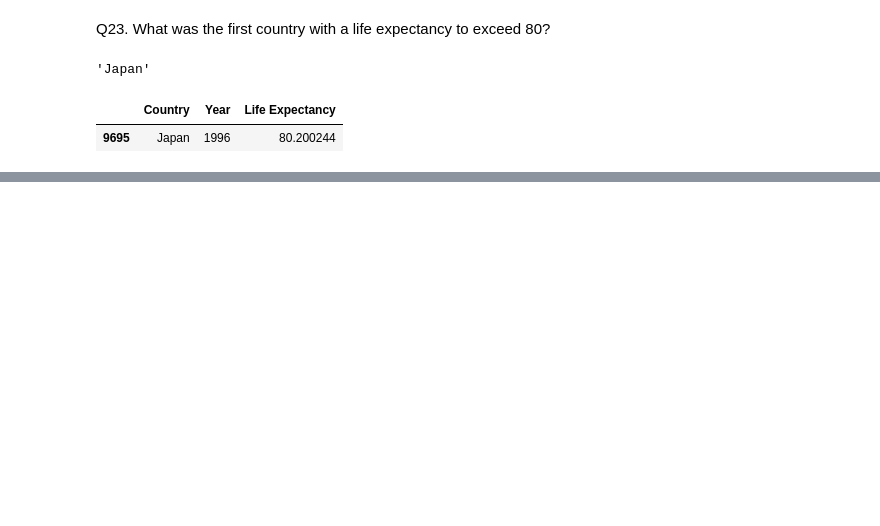
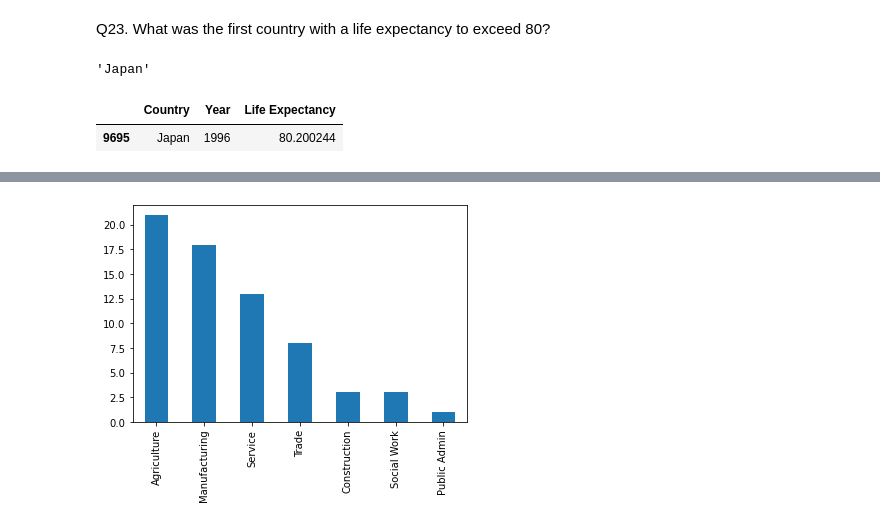
Before and after one commit to nss-data-science-cohort-6/un_data_question-essetetsahai, a Jupyter notebook: notebooks/UN_Data_Exploration.ipynb, the cells around one changed output, grey strips where cells are left out. Cells and saved outputs as stored; diff of their text form; code cells hidden in the pictures; blank space fills up the shorter version.

```diff
--- a/notebooks/UN_Data_Exploration.ipynb
+++ b/notebooks/UN_Data_Exploration.ipynb
@@ -585,0 +882,5 @@ The correlation is stronger for the relationship between log GDP_Per_Capita and
+# %%
+emp_pivoted['MajorInd'] = emp_pivoted.loc[:,['Agriculture', 'Arts', 'Construction', 'Education',
+                                             'Finance', 'Information', 'Manufacturing', 'Mining',
+                                             'Public Admin', 'Real Estate', 'Service',
+                                             'Social Work', 'Trade', 'Transportation'] ].aggregate(func = np.max, axis=1)
@@ -585,0 +903,2 @@ The correlation is stronger for the relationship between log GDP_Per_Capita and
+# %%
+emp_pivoted['MajorInd_N'] = emp_pivoted.loc[:,'Agriculture':'Transportation'].isin(emp_pivoted['MajorInd']).idxmax(1)
@@ -585,0 +915,4 @@ The correlation is stronger for the relationship between log GDP_Per_Capita and
+# %%
+emp_pivoted['MajorInd_N'].value_counts().plot(kind = 'bar');
+# %% [output]
+[figure, added]
```
Also changed, not shown: parts of 134 cells of this notebook.
